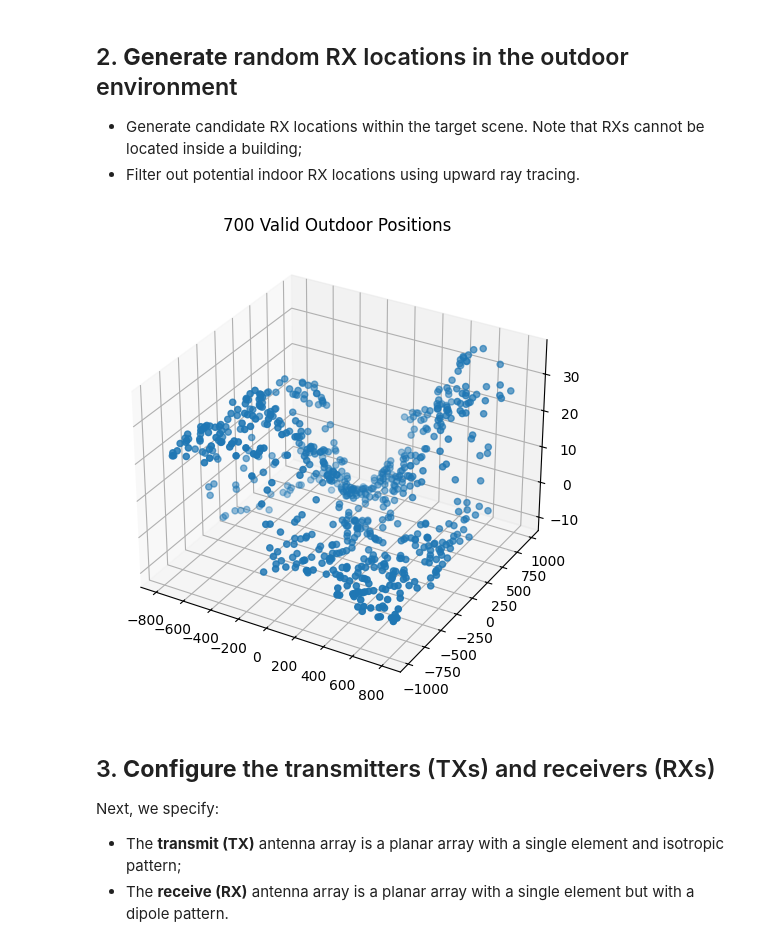
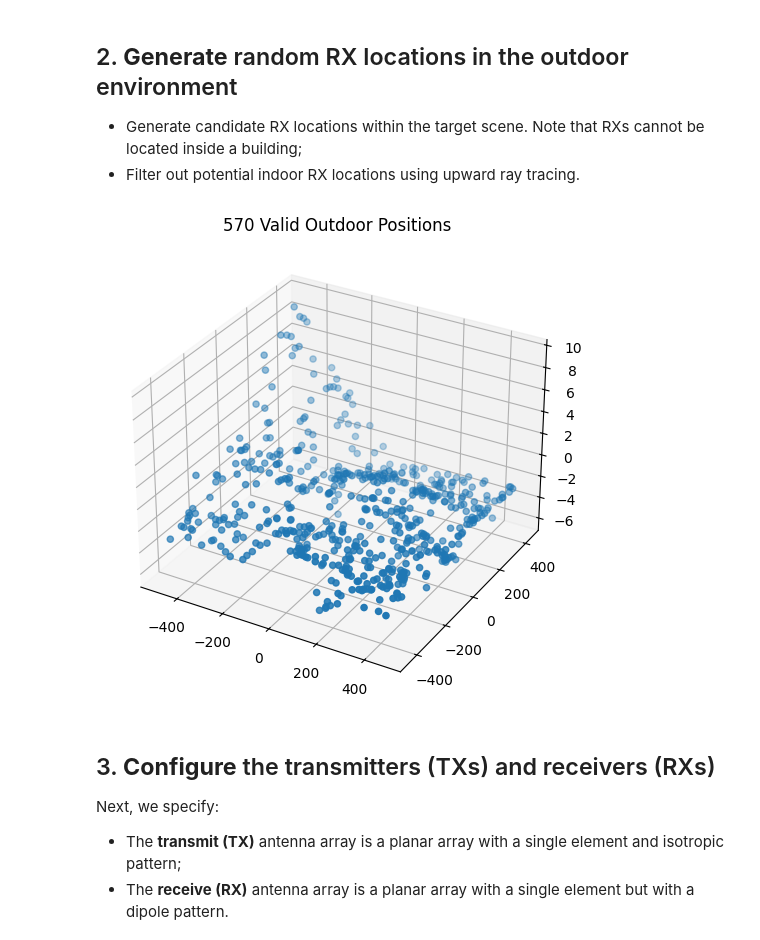
Before and after one commit to davidklee04/Sionna_Princeton, a Jupyter notebook: examples/2_sionna_rays_analysis.ipynb, the cells around one changed output. Drawn from its saved outputs; the diff is of its cells as text; code cells hidden in the pictures.

```diff
--- a/examples/2_sionna_rays_analysis.ipynb
+++ b/examples/2_sionna_rays_analysis.ipynb
@@ -37,8 +37,7 @@ You can use the following controls:
 * Mouse right: Move
 # %%
 # Load scene and access Mitsuba's internal representation
-# scene = load_scene("../scenes/Boston/scene.xml")
-scene = load_scene("../scenes/NYC/scene.xml")
+scene = load_scene("../scenes/Boston/scene.xml")
 
 # Interative 3D visualization and view of the scene
 scene.preview();
@@ -60,35 +59,35 @@ num_candidates = 1000
 import trimesh
 
 # Load the terrain mesh
-mesh = trimesh.load('../scenes/NYC/mesh/lidar_terrain.ply')
+mesh = trimesh.load('../scenes/Boston/mesh/lidar_terrain.ply')
 
 # Sample N points uniformly on the surface
 points, face_indices = trimesh.sample.sample_surface(mesh, num_candidates)
 
 candidates = np.asarray(points)
 candidates[:, 2] += 1.5
 # Create a direction vector pointing upwards (towards the sky)
 # and tile it to match the number of positions
 directions_np = np.tile(np.array([0, 0, 1]), (num_candidates, 1))
 
 # Ray tracing validation
 rays = mi.Ray3f(
     # mi.Vector3f(candidates),
     mi.Vector3f(np.array(candidates, dtype=np.float32).T),
     mi.Vector3f(np.array(directions_np, dtype=np.float32).T)
 )
 si = mi_scene.ray_intersect(rays)
 valid_mask = ~si.is_valid()
 
 # Filter and visualize
 valid_positions = candidates[valid_mask]
 fig = plt.figure(figsize=(10, 6))
 ax = fig.add_subplot(111, projection='3d')
 ax.scatter(valid_positions[:,0], valid_positions[:,1], valid_positions[:,2])
 ax.set_title(f"{len(valid_positions)} Valid Outdoor Positions")
 plt.show()
 # %% [output]
-[figure, old version]
+[figure, new version]
 # %% [markdown]
 ## 3. **Configure** the transmitters (TXs) and receivers (RXs)
 
```
Also changed, not shown: parts of 6 cells of this notebook.
